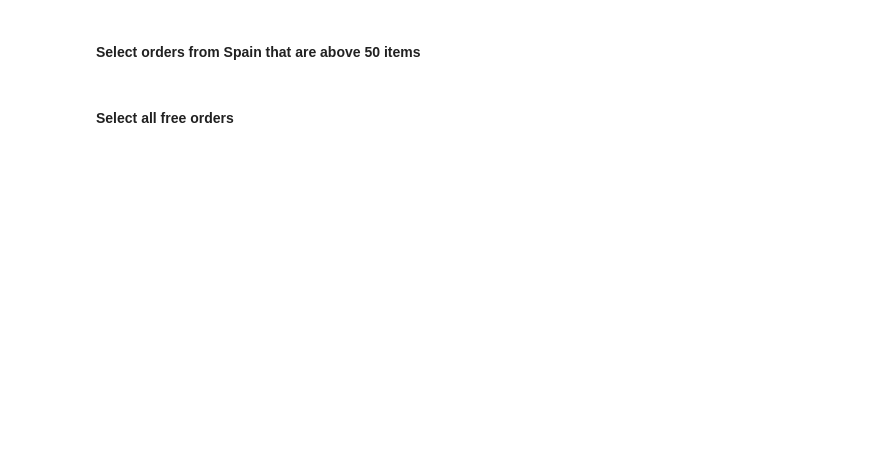
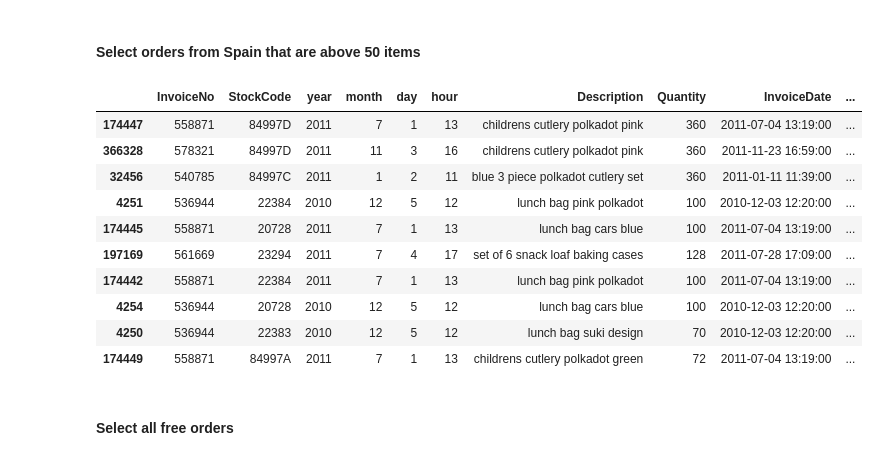
Before and after one commit to Ironhack-Data-Madrid-Octubre-2021/lab-descriptive-stats, a Jupyter notebook: your-code/main.ipynb, the cells around one changed output. Drawn from its saved outputs; the diff is of its cells as text; code cells hidden in the pictures; blank space fills up the shorter version.

```diff
--- a/your-code/main.ipynb
+++ b/your-code/main.ipynb
@@ -367,2 +444,16 @@ employee.groupby("Gender").agg({"Salary":"mean"}).reset_index()
+# %%
+Orders[(Orders["Quantity"] > 50)&(Orders["Country"]=="Spain")].sample(10)
+# %% [output]
+|  | InvoiceNo | StockCode | year | month | day | hour | Description | Quantity | InvoiceDate | ... |
+| 174447 | 558871 | 84997D | 2011 | 7 | 1 | 13 | childrens cutlery polkadot pink | 360 | 2011-07-04 13:19:00 | ... |
+| 366328 | 578321 | 84997D | 2011 | 11 | 3 | 16 | childrens cutlery polkadot pink | 360 | 2011-11-23 16:59:00 | ... |
+| 32456 | 540785 | 84997C | 2011 | 1 | 2 | 11 | blue 3 piece polkadot cutlery set | 360 | 2011-01-11 11:39:00 | ... |
+| 4251 | 536944 | 22384 | 2010 | 12 | 5 | 12 | lunch bag pink polkadot | 100 | 2010-12-03 12:20:00 | ... |
+| 174445 | 558871 | 20728 | 2011 | 7 | 1 | 13 | lunch bag cars blue | 100 | 2011-07-04 13:19:00 | ... |
+| 197169 | 561669 | 23294 | 2011 | 7 | 4 | 17 | set of 6 snack loaf baking cases | 128 | 2011-07-28 17:09:00 | ... |
+| 174442 | 558871 | 22384 | 2011 | 7 | 1 | 13 | lunch bag pink polkadot | 100 | 2011-07-04 13:19:00 | ... |
+| 4254 | 536944 | 20728 | 2010 | 12 | 5 | 12 | lunch bag cars blue | 100 | 2010-12-03 12:20:00 | ... |
+| 4250 | 536944 | 22383 | 2010 | 12 | 5 | 12 | lunch bag suki design | 70 | 2010-12-03 12:20:00 | ... |
+| 174449 | 558871 | 84997A | 2011 | 7 | 1 | 13 | childrens cutlery polkadot green | 72 | 2011-07-04 13:19:00 | ... |
 # %% [markdown]
 #### Select all free orders
```
Also changed, not shown: parts of 31 cells of this notebook, 1 other file.
